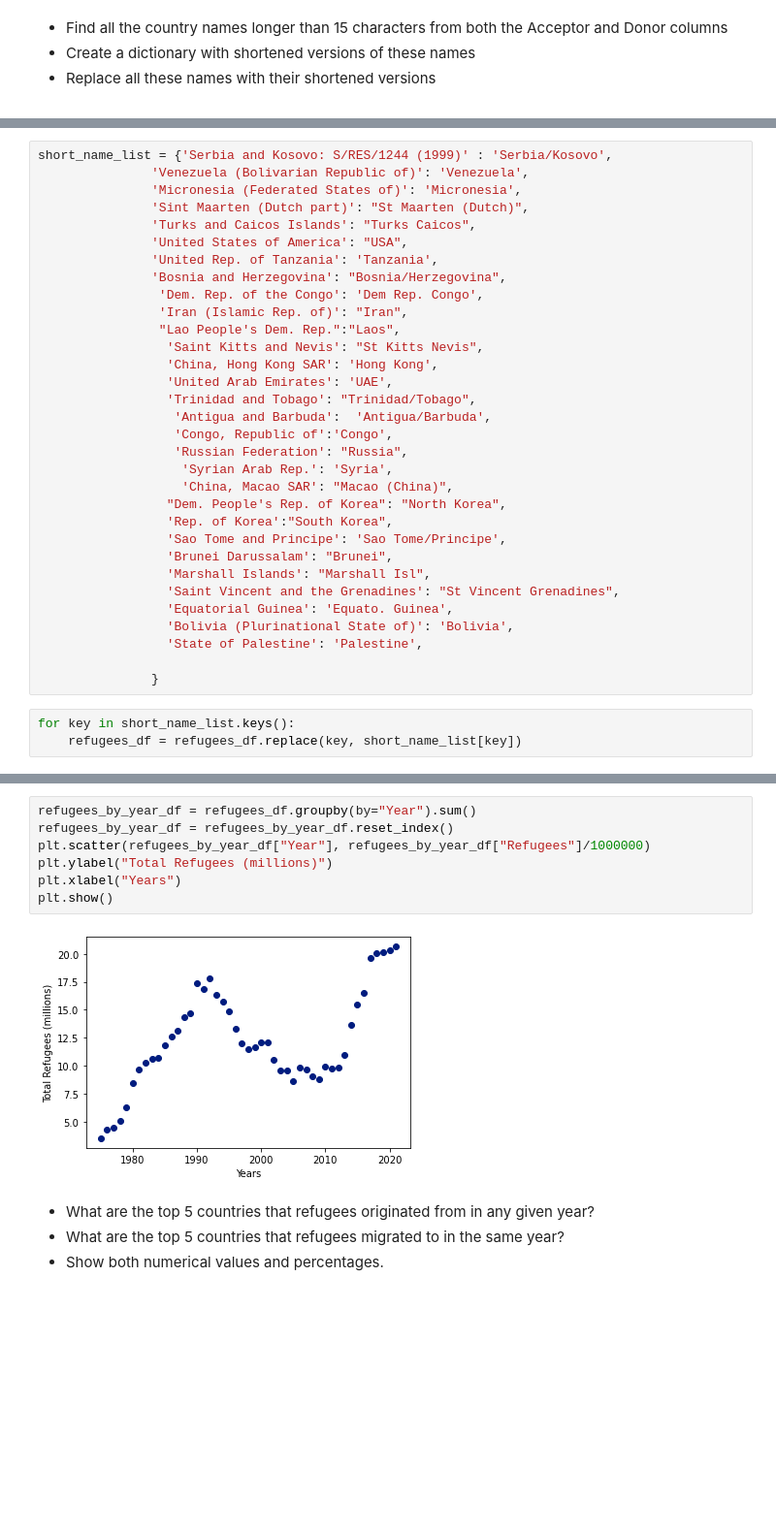
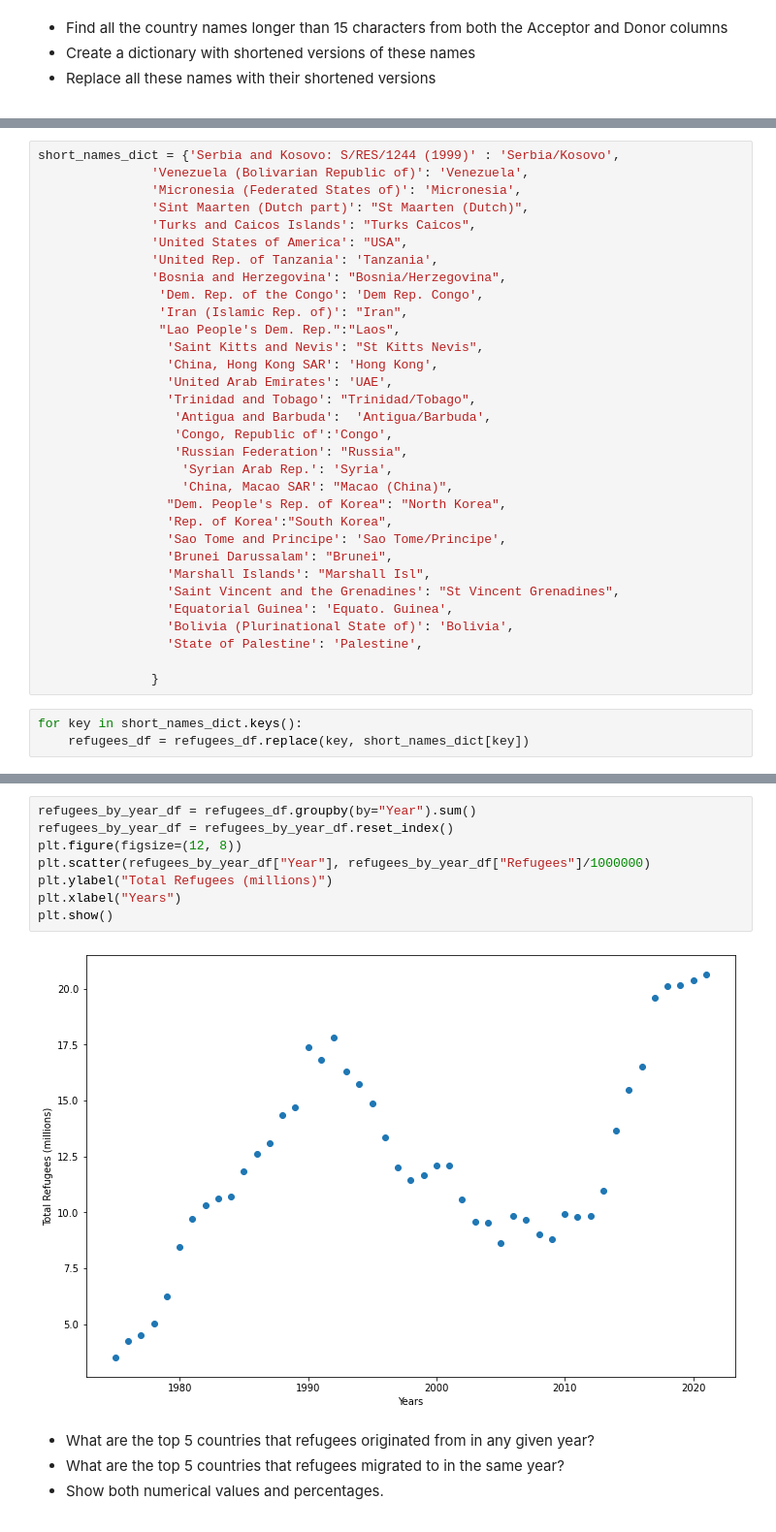
Before and after one commit to nss-data-science-cohort-7/un-exploration-sourish33, a Jupyter notebook: notebooks/refugees.ipynb, the cells around one changed output, grey strips where cells are left out. Shown at 97% size. Cells and saved outputs as stored; diff of their text form; blank space fills up the shorter version.

```diff
--- a/notebooks/refugees.ipynb
+++ b/notebooks/refugees.ipynb
@@ -95,5 +110,5 @@ long_country_names
 # %%
-short_name_list = {'Serbia and Kosovo: S/RES/1244 (1999)' : 'Serbia/Kosovo',
+short_names_dict = {'Serbia and Kosovo: S/RES/1244 (1999)' : 'Serbia/Kosovo',
                'Venezuela (Bolivarian Republic of)': 'Venezuela',
                'Micronesia (Federated States of)': 'Micronesia',
                'Sint Maarten (Dutch part)': "St Maarten (Dutch)",
@@ -125,8 +140,8 @@ short_name_list = {'Serbia and Kosovo: S/RES/1244 (1999)' : 'Serbia/Kosovo',
 
                }
 # %%
-for key in short_name_list.keys():
-    refugees_df = refugees_df.replace(key, short_name_list[key])
+for key in short_names_dict.keys():
+    refugees_df = refugees_df.replace(key, short_names_dict[key])
 # %% [markdown]
 <style>
     .md {
@@ -144,12 +159,13 @@ for key in short_name_list.keys():
 # %%
 refugees_by_year_df = refugees_df.groupby(by="Year").sum()
 refugees_by_year_df = refugees_by_year_df.reset_index()
+plt.figure(figsize=(12, 8))
 plt.scatter(refugees_by_year_df["Year"], refugees_by_year_df["Refugees"]/1000000)
 plt.ylabel("Total Refugees (millions)")
 plt.xlabel("Years")
 plt.show()
 # %% [output]
-[figure, old version]
+[figure, new version]
 # %% [markdown]
 <style>
     .md {
```
Also changed, not shown: parts of 7 cells of this notebook.
